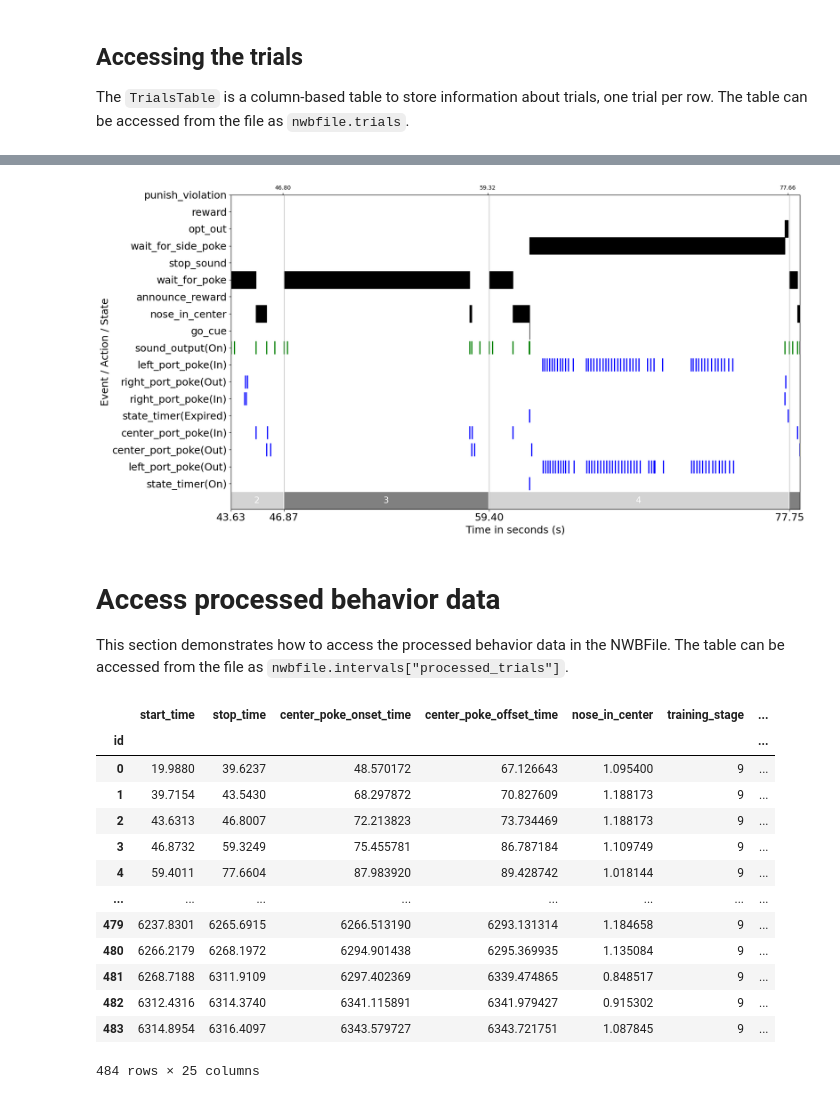
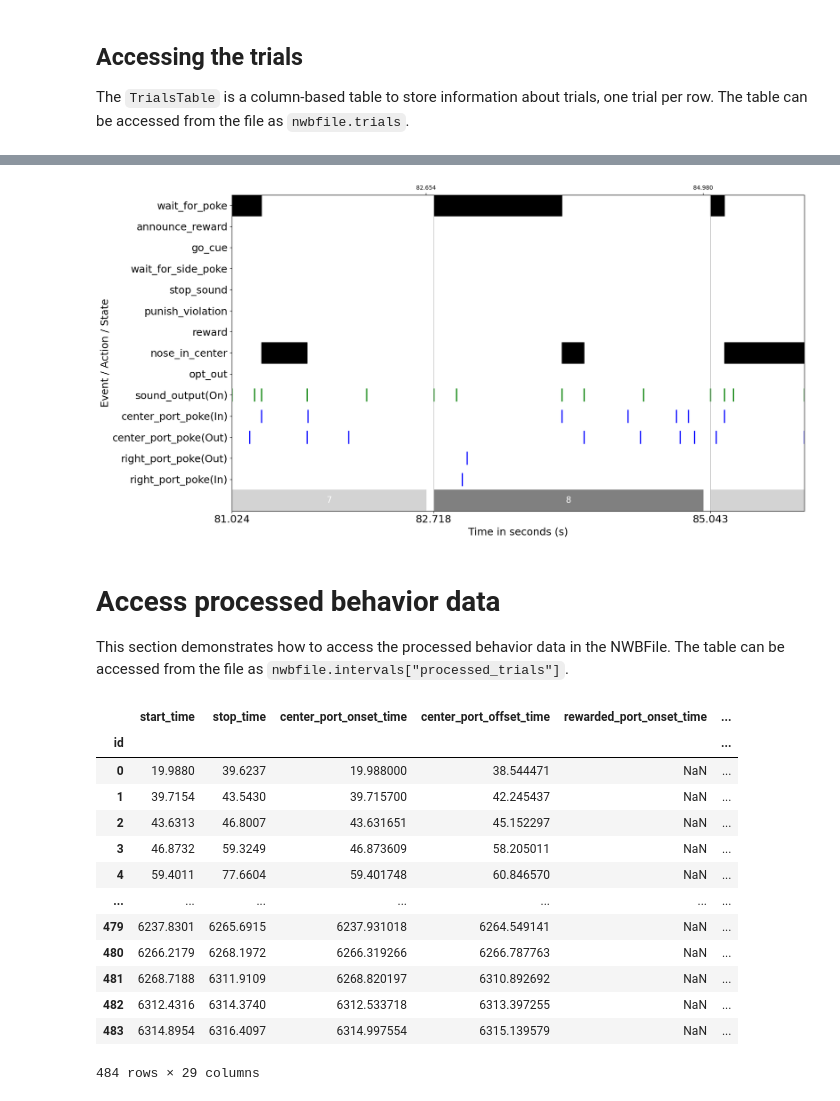
Before and after one commit to catalystneuro/constantinople-lab-to-nwb, a Jupyter notebook: src/constantinople_lab_to_nwb/schierek_embargo_2024/tutorials/ephys_example_notebook.ipynb, the cells around one changed output, grey strips where cells are left out. Drawn from its saved outputs; the diff is of its cells as text; code cells hidden in the pictures.

```diff
--- a/src/constantinople_lab_to_nwb/schierek_embargo_2024/tutorials/ephys_example_notebook.ipynb
+++ b/src/constantinople_lab_to_nwb/schierek_embargo_2024/tutorials/ephys_example_notebook.ipynb
@@ -21,7 +21,7 @@ Reading is carried out using the [NWBHDF5IO](https://pynwb.readthedocs.io/en/sta
 from pynwb import NWBHDF5IO
 import ndx_structured_behavior
 
-nwbfile_path = "/Volumes/T9/Constantinople/nwbfiles/J076_2023-12-12_14-52-04.nwb"
+nwbfile_path = "/Users/weian/data/001264/sub-J076/sub-J076_ses-RWTautowait2-20231212-145250_ecephys.nwb"
 io = NWBHDF5IO(nwbfile_path, load_namespaces=True)
 nwbfile = io.read()
 # %% [markdown]
@@ -431,18 +433,18 @@ trials[:].head()
 5 rows × 30 columns
 # %%
-# Plot trial 2 - 5
+# Plot trial 7 - 9
 plot_trials(
-    trials=trials[2:6],
+    trials=trials[7:10],
     states=states, state_types=state_types,
     actions=actions, action_types=action_types,
     events=events, event_types=event_types,
     figsize=None,
     fontsize=18,
     rectangle_height=1,
     marker_size=500)
 plt.show()
 # %% [output]
-[figure, old version]
+[figure, new version]
 # %% [markdown]
 # Access processed behavior data
 
@@ -451,17 +453,17 @@ The table can be accessed from the file as `nwbfile.intervals["processed_trials"
 # %%
 nwbfile.intervals["processed_trials"][:]
 # %% [output]
-|  | start_time | stop_time | center_poke_onset_time | center_poke_offset_time | nose_in_center | training_stage | ... |
-| id |  |  |  |  |  |  | ... |
-| 0 | 19.9880 | 39.6237 | 48.570172 | 67.126643 | 1.095400 | 9 | ... |
-| 1 | 39.7154 | 43.5430 | 68.297872 | 70.827609 | 1.188173 | 9 | ... |
-| 2 | 43.6313 | 46.8007 | 72.213823 | 73.734469 | 1.188173 | 9 | ... |
-| 3 | 46.8732 | 59.3249 | 75.455781 | 86.787184 | 1.109749 | 9 | ... |
-| 4 | 59.4011 | 77.6604 | 87.983920 | 89.428742 | 1.018144 | 9 | ... |
-| ... | ... | ... | ... | ... | ... | ... | ... |
-| 479 | 6237.8301 | 6265.6915 | 6266.513190 | 6293.131314 | 1.184658 | 9 | ... |
-| 480 | 6266.2179 | 6268.1972 | 6294.901438 | 6295.369935 | 1.135084 | 9 | ... |
-| 481 | 6268.7188 | 6311.9109 | 6297.402369 | 6339.474865 | 0.848517 | 9 | ... |
-| 482 | 6312.4316 | 6314.3740 | 6341.115891 | 6341.979427 | 0.915302 | 9 | ... |
-| 483 | 6314.8954 | 6316.4097 | 6343.579727 | 6343.721751 | 1.087845 | 9 | ... |
+|  | start_time | stop_time | center_port_onset_time | center_port_offset_time | rewarded_port_onset_time | ... |
+| id |  |  |  |  |  | ... |
+| 0 | 19.9880 | 39.6237 | 19.988000 | 38.544471 | NaN | ... |
+| 1 | 39.7154 | 43.5430 | 39.715700 | 42.245437 | NaN | ... |
+| 2 | 43.6313 | 46.8007 | 43.631651 | 45.152297 | NaN | ... |
+| 3 | 46.8732 | 59.3249 | 46.873609 | 58.205011 | NaN | ... |
+| 4 | 59.4011 | 77.6604 | 59.401748 | 60.846570 | NaN | ... |
+| ... | ... | ... | ... | ... | ... | ... |
+| 479 | 6237.8301 | 6265.6915 | 6237.931018 | 6264.549141 | NaN | ... |
+| 480 | 6266.2179 | 6268.1972 | 6266.319266 | 6266.787763 | NaN | ... |
+| 481 | 6268.7188 | 6311.9109 | 6268.820197 | 6310.892692 | NaN | ... |
+| 482 | 6312.4316 | 6314.3740 | 6312.533718 | 6313.397255 | NaN | ... |
+| 483 | 6314.8954 | 6316.4097 | 6314.997554 | 6315.139579 | NaN | ... |
-484 rows × 25 columns
+484 rows × 29 columns
```
Also changed, not shown: parts of 11 cells of this notebook.
